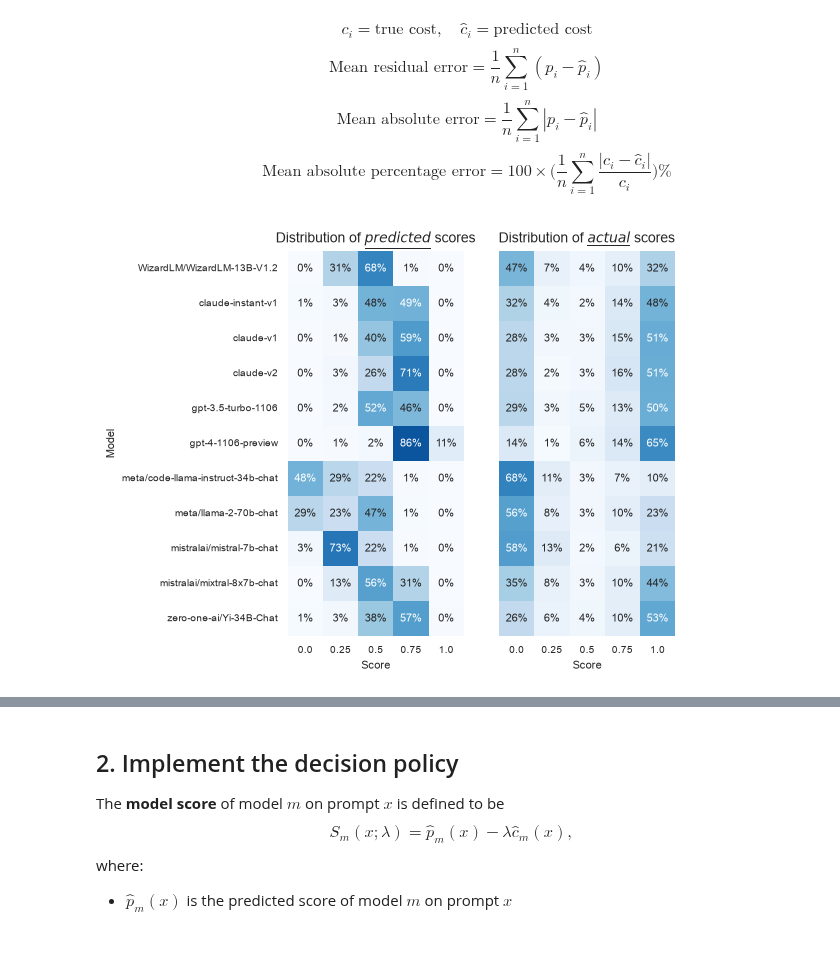
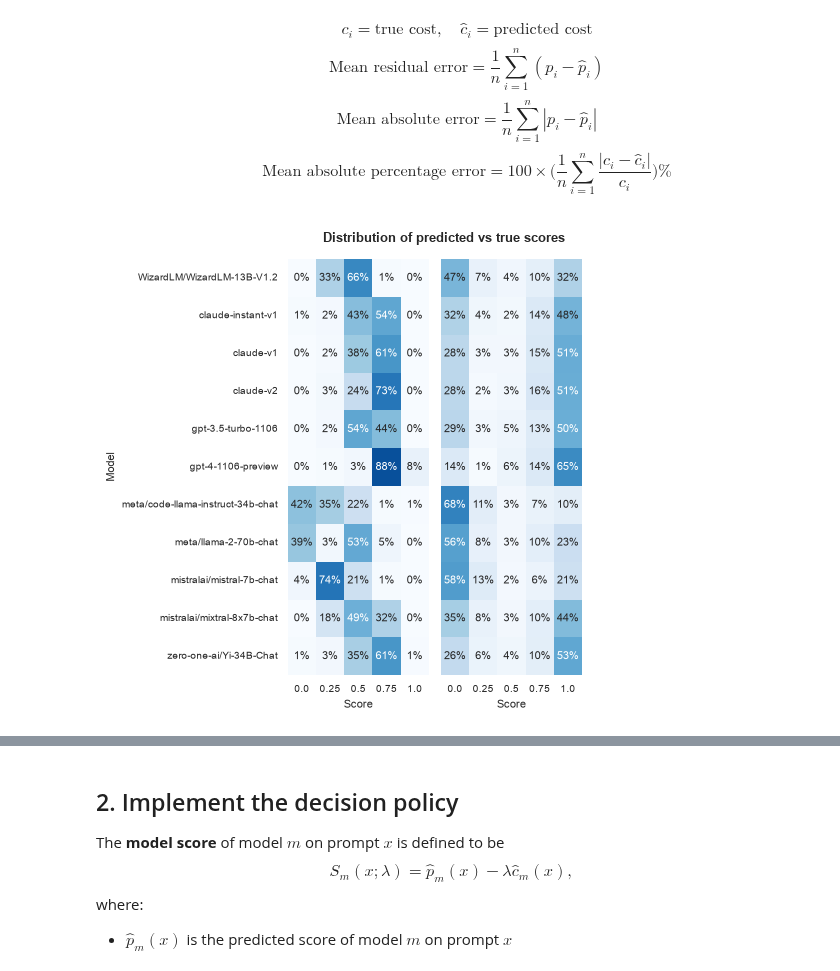
Before and after one commit to Erdos-Projects/fall-2026-right-for-less, a Jupyter notebook: 3_policy_evaluation/viz_notebook.ipynb, the cells around one changed output, grey strips where cells are left out. Drawn from its saved outputs; the diff is of its cells as text; code cells hidden in the pictures; blank space fills up the shorter version.

```diff
--- a/3_policy_evaluation/viz_notebook.ipynb
+++ b/3_policy_evaluation/viz_notebook.ipynb
@@ -24,15 +24,23 @@ The allowable options for the model configuration are:
 # %%
 # select output to load from trained model
 model_name = 'xgb'
-embed_name = 'e5'
+embed_name = 'tfidf'
 split_name = 'validation'
 score_type = 'expected'
 
+EXPORT_FIG = False # toggle figure export
+
+# -------------------------------------------------------------------------------
 scores, costs = load_predictions(model_name, embed_name, split_name, score_type)
 predictions   = (scores, costs)
 
 print(f'Score data type: {type(scores)}, \t Score data shape: {scores.shape}')
 print(f'Cost data type: {type(costs)}, \t Cost data shape: {costs.shape}')
+
+# -------------------------------------------------------------------------------
+save_prefix = "figures/" + "_".join([model_name, embed_name, split_name, score_type]) + "/"
+save_path = Path(save_prefix)
+save_path.mkdir(parents=True, exist_ok=True)
 # %% [output]
 Score data type: <class 'pandas.DataFrame'>,     Score data shape: (3649, 11)
 Cost data type: <class 'pandas.DataFrame'>,      Cost data shape: (3649, 11)
@@ -59,6 +97,9 @@ $$\text{Mean absolute percentage error} = 100 \times \Bigg( \frac{1}{n} \sum_{i=
 # %%
 binned_model_preds = get_bin_counts(scores, normal=True)
 binned_model_scores = get_bin_counts(S)
 fig = heatmap_comparison(binned_model_preds, binned_model_scores)
+
+if EXPORT_FIG:
+    fig.savefig(save_prefix + "predicted_score_distribution.png")
 # %% [output]
-[figure, old version]
+[figure, new version]
```
Also changed, not shown: parts of 14 cells of this notebook, 2 other files.
